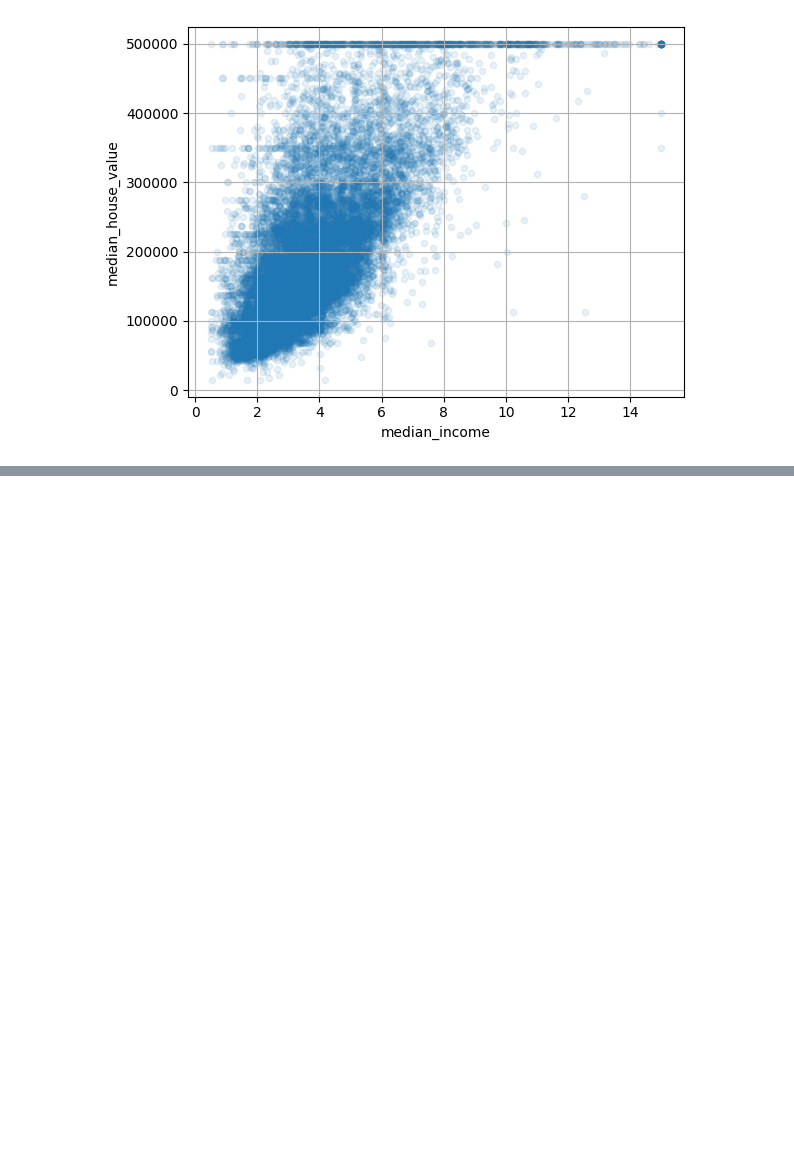
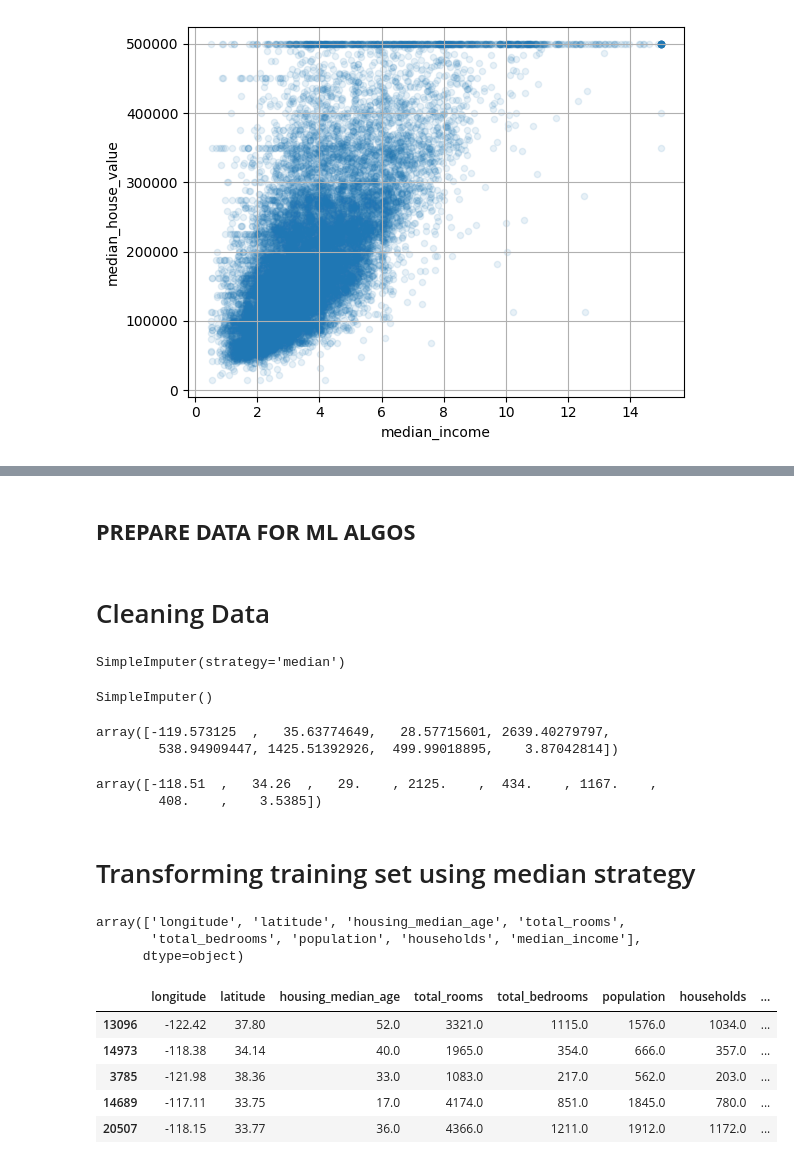
Before and after one commit to NazarAbbas12/hands-on-machine-learning, a Jupyter notebook: Chapter-02/California_Housing.ipynb, the cells around one changed output, grey strips where cells are left out. Cells and saved outputs as stored; diff of their text form; code cells hidden in the pictures; blank space fills up the shorter version.

Commit message:
cleaning data and handling categorical attributes

```diff
--- a/Chapter-02/California_Housing.ipynb
+++ b/Chapter-02/California_Housing.ipynb
@@ -191,0 +214,58 @@ plt.show()
+# %% [markdown]
+## **PREPARE DATA FOR ML ALGOS**
+# %%
+housing = strat_train_set.drop('median_house_value',axis=1)
+housing_labels = strat_train_set['median_house_value'].copy()
+# %% [markdown]
+# Cleaning Data
+# %%
+# using imputer to fill missing values
+
+from sklearn.impute import SimpleImputer
+
+imputer = SimpleImputer(strategy='median')
+
+housing_num = housing.select_dtypes(include=[np.number])
+imputer.fit(housing_num)
+# %% [output]
+SimpleImputer(strategy='median')
+# %%
+# using strategy mean
+
+imputer_mean = SimpleImputer(strategy='mean')
+housing_mean_num = housing.select_dtypes(include=[np.number])
+imputer_mean.fit(housing_mean_num)
+# %% [output]
+SimpleImputer()
+# %%
+imputer_mean.statistics_
+# %% [output]
+array([-119.573125  ,   35.63774649,   28.57715601, 2639.40279797,
+        538.94909447, 1425.51392926,  499.99018895,    3.87042814])
+# %%
+imputer.statistics_
+# %% [output]
+array([-118.51  ,   34.26  ,   29.    , 2125.    ,  434.    , 1167.    ,
+        408.    ,    3.5385])
+# %% [markdown]
+# Transforming training set using median strategy
+# %%
+X = imputer.transform(housing_num)
+# %%
+imputer.feature_names_in_
+# %% [output]
+array(['longitude', 'latitude', 'housing_median_age', 'total_rooms',
+       'total_bedrooms', 'population', 'households', 'median_income'],
+      dtype=object)
+# %%
+# X dont have column names nor index
+
+housing_tr = pd.DataFrame(X,columns=housing_num.columns,index=housing_num.index)
+housing_tr.head()
+# %% [output]
+|  | longitude | latitude | housing_median_age | total_rooms | total_bedrooms | population | households | ... |
+| 13096 | -122.42 | 37.80 | 52.0 | 3321.0 | 1115.0 | 1576.0 | 1034.0 | ... |
+| 14973 | -118.38 | 34.14 | 40.0 | 1965.0 | 354.0 | 666.0 | 357.0 | ... |
+| 3785 | -121.98 | 38.36 | 33.0 | 1083.0 | 217.0 | 562.0 | 203.0 | ... |
+| 14689 | -117.11 | 33.75 | 17.0 | 4174.0 | 851.0 | 1845.0 | 780.0 | ... |
+| 20507 | -118.15 | 33.77 | 36.0 | 4366.0 | 1211.0 | 1912.0 | 1172.0 | ... |
```
Also changed, not shown: parts of 7 cells of this notebook.
